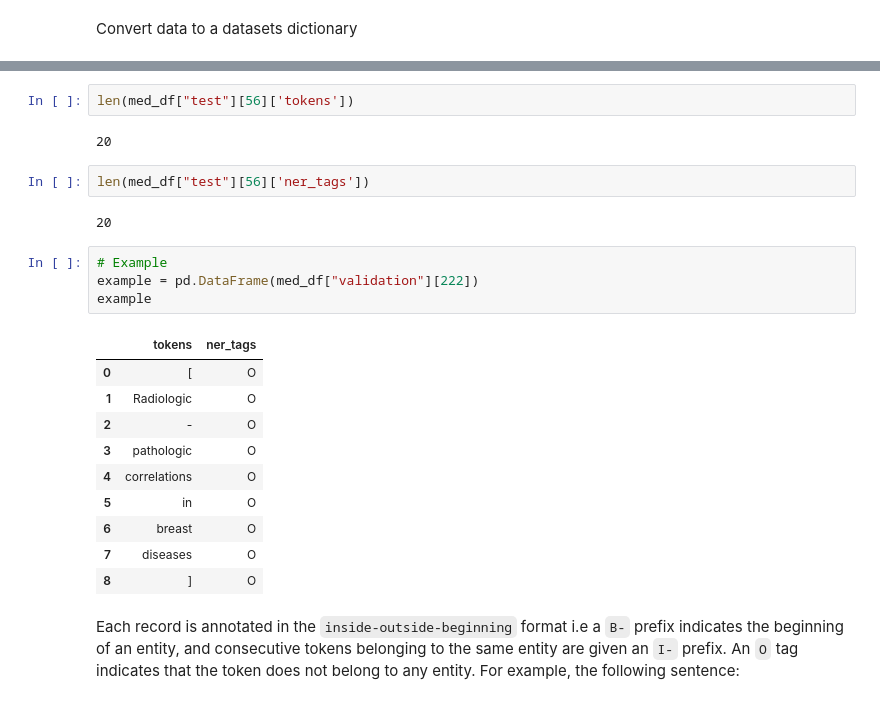
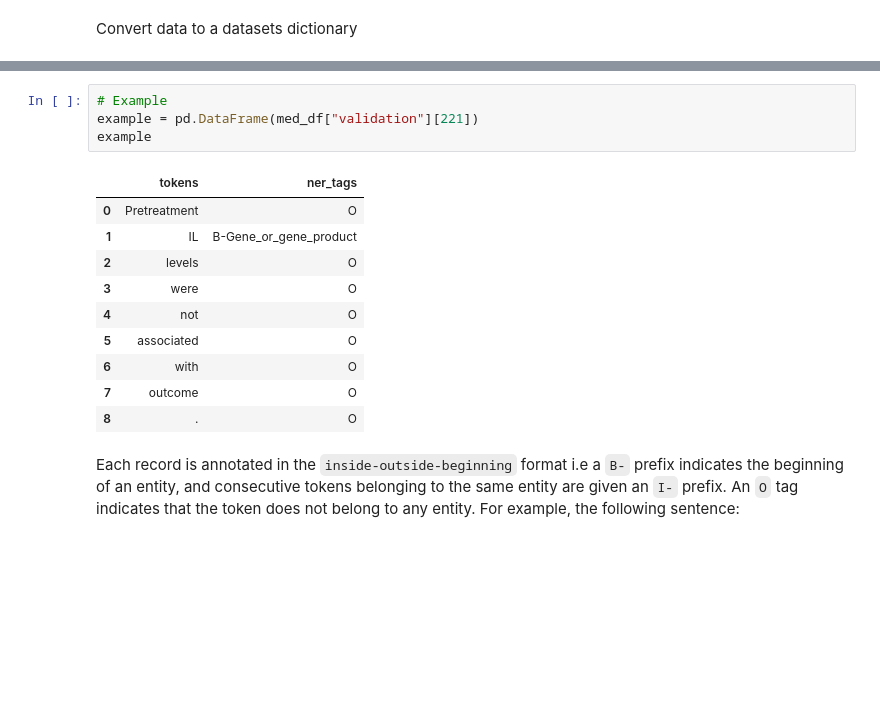
Before and after one commit to R-icntay/cogstack_project, a Jupyter notebook: paper/reshuffle_2/Eric_clinical_bert_paper.ipynb, the cells around one changed output, grey strips where cells are left out. Saved outputs shown, nothing was run; the diff lists cells and outputs as text; blank space fills up the shorter version.

```diff
--- a/paper/reshuffle_2/Eric_clinical_bert_paper.ipynb
+++ b/paper/reshuffle_2/Eric_clinical_bert_paper.ipynb
@@ -107,29 +86,21 @@ DatasetDict({
         num_rows: 1895
     })
 })
-# %%
-len(med_df["test"][56]['tokens'])
-# %% [output]
-20
-# %%
-len(med_df["test"][56]['ner_tags'])
-# %% [output]
-20
 # %%
 # Example
-example = pd.DataFrame(med_df["validation"][222])
+example = pd.DataFrame(med_df["validation"][221])
 example
 # %% [output]
 |  | tokens | ner_tags |
-| 0 | [ | O |
-| 1 | Radiologic | O |
-| 2 | - | O |
-| 3 | pathologic | O |
-| 4 | correlations | O |
-| 5 | in | O |
-| 6 | breast | O |
-| 7 | diseases | O |
-| 8 | ] | O |
+| 0 | Pretreatment | O |
+| 1 | IL | B-Gene_or_gene_product |
+| 2 | levels | O |
+| 3 | were | O |
+| 4 | not | O |
+| 5 | associated | O |
+| 6 | with | O |
+| 7 | outcome | O |
+| 8 | . | O |
 # %% [markdown]
 Each record is annotated in the `inside-outside-beginning` format i.e a `B-` prefix indicates the beginning of an entity, and consecutive
 tokens belonging to the same entity are given an `I-` prefix. An `O` tag indicates that the
```
Also changed, not shown: parts of 71 cells of this notebook, 7 other files.
